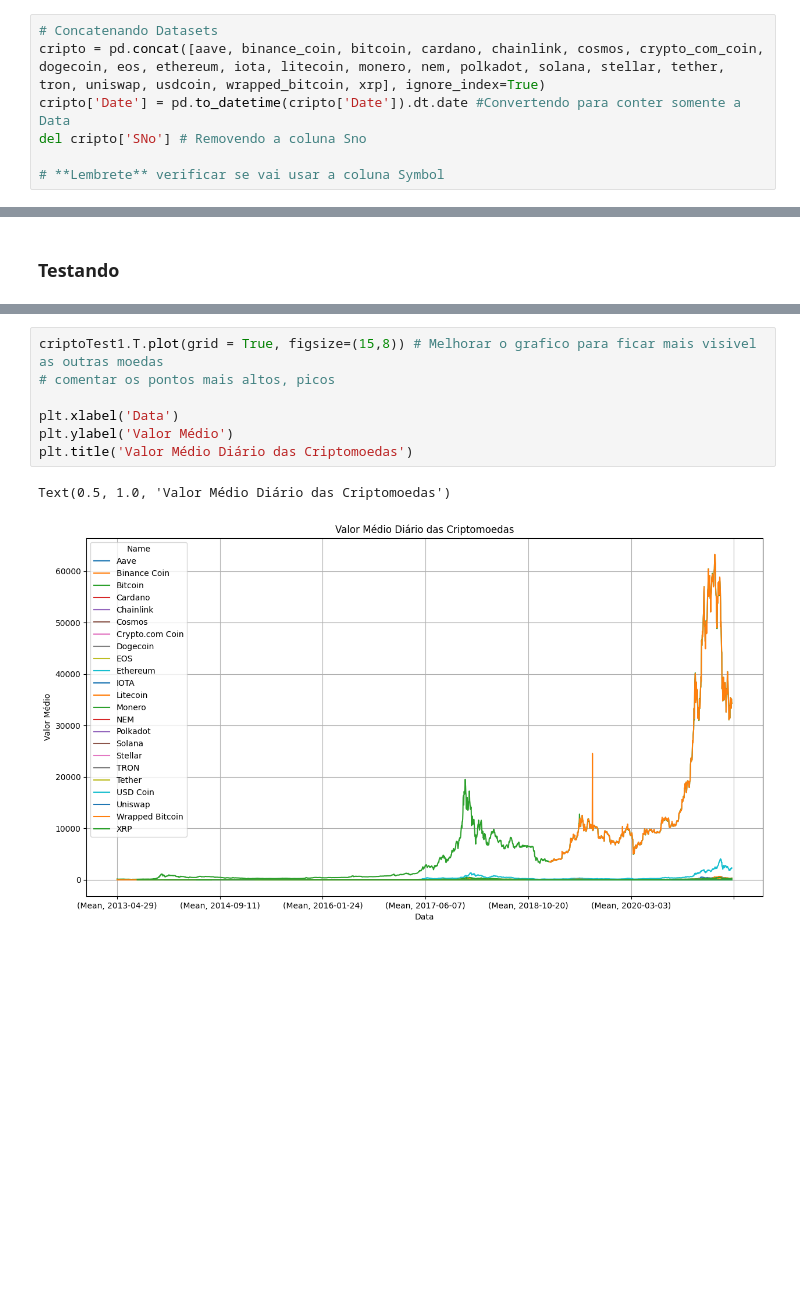
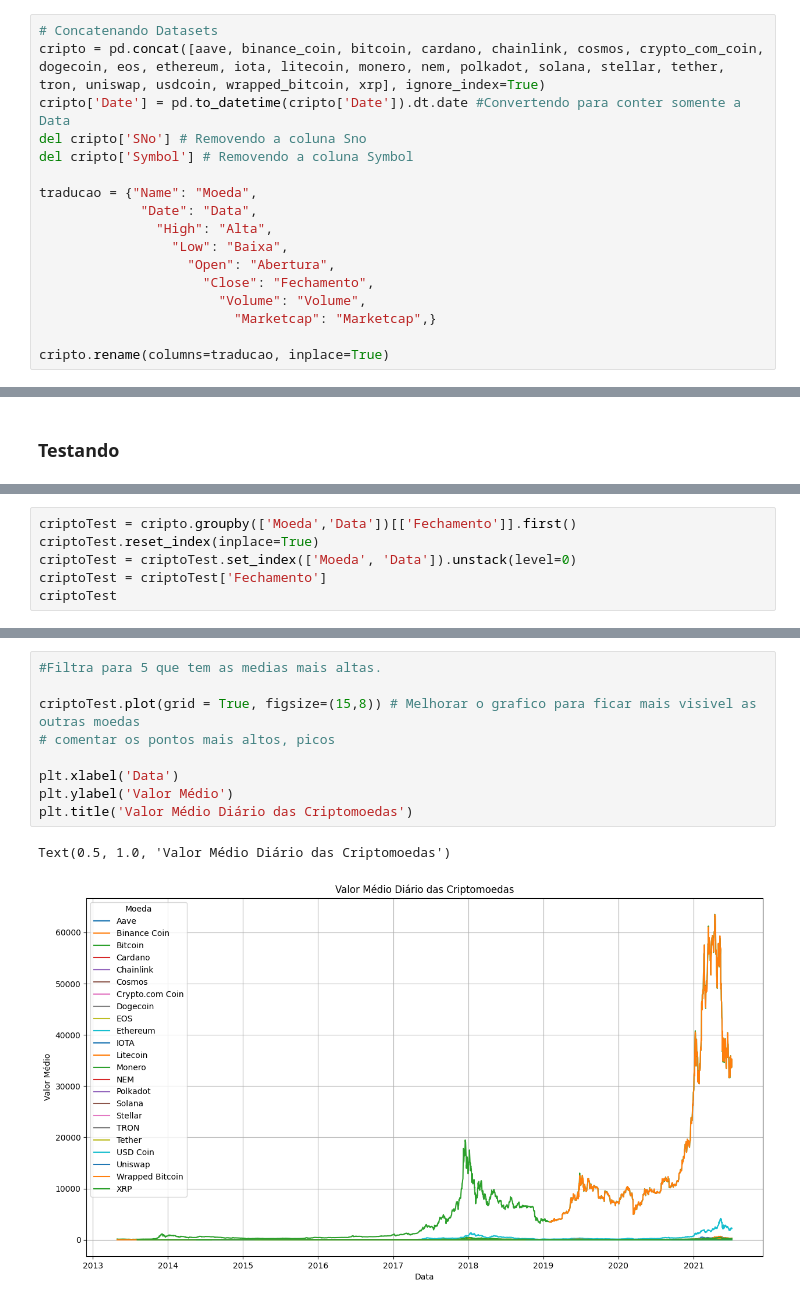
Before and after one commit to NewKanvas/M5-Projeto-5, a Jupyter notebook: analise.ipynb, the cells around one changed output, grey strips where cells are left out. Saved outputs shown, nothing was run; the diff lists cells and outputs as text; blank space fills up the shorter version.

Commit message:
Organizando Graficos

```diff
--- a/analise.ipynb
+++ b/analise.ipynb
@@ -57,8 +57,18 @@ xrp = pd.read_csv('https://github.com/NewKanvas/Projeto-5/raw/main/Data/coin_XRP
 cripto = pd.concat([aave, binance_coin, bitcoin, cardano, chainlink, cosmos, crypto_com_coin, dogecoin, eos, ethereum, iota, litecoin, monero, nem, polkadot, solana, stellar, tether, tron, uniswap, usdcoin, wrapped_bitcoin, xrp], ignore_index=True)
 cripto['Date'] = pd.to_datetime(cripto['Date']).dt.date #Convertendo para conter somente a Data
 del cripto['SNo'] # Removendo a coluna Sno
+del cripto['Symbol'] # Removendo a coluna Symbol
 
-# **Lembrete** verificar se vai usar a coluna Symbol
+traducao = {"Name": "Moeda",
+             "Date": "Data",
+               "High": "Alta",
+                 "Low": "Baixa",
+                   "Open": "Abertura",
+                     "Close": "Fechamento",
+                       "Volume": "Volume",
+                         "Marketcap": "Marketcap",}
+
+cripto.rename(columns=traducao, inplace=True)
 # %%
 cripto.dtypes
 # %% [output]
@@ -137,0 +114,6 @@ criptoTest1
+# %%
+criptoTest = cripto.groupby(['Moeda','Data'])[['Fechamento']].first()
+criptoTest.reset_index(inplace=True)
+criptoTest = criptoTest.set_index(['Moeda', 'Data']).unstack(level=0)
+criptoTest = criptoTest['Fechamento']
+criptoTest
@@ -138,10 +168,12 @@ criptoTest1
 # %%
-criptoTest1.T.plot(grid = True, figsize=(15,8)) # Melhorar o grafico para ficar mais visivel as outras moedas
+#Filtra para 5 que tem as medias mais altas.
+
+criptoTest.plot(grid = True, figsize=(15,8)) # Melhorar o grafico para ficar mais visivel as outras moedas
 # comentar os pontos mais altos, picos
 
 plt.xlabel('Data')
 plt.ylabel('Valor Médio')
 plt.title('Valor Médio Diário das Criptomoedas')
 # %% [output]
 Text(0.5, 1.0, 'Valor Médio Diário das Criptomoedas')
-[figure, old version]
+[figure, new version]
```
Also changed, not shown: parts of 12 cells of this notebook.
